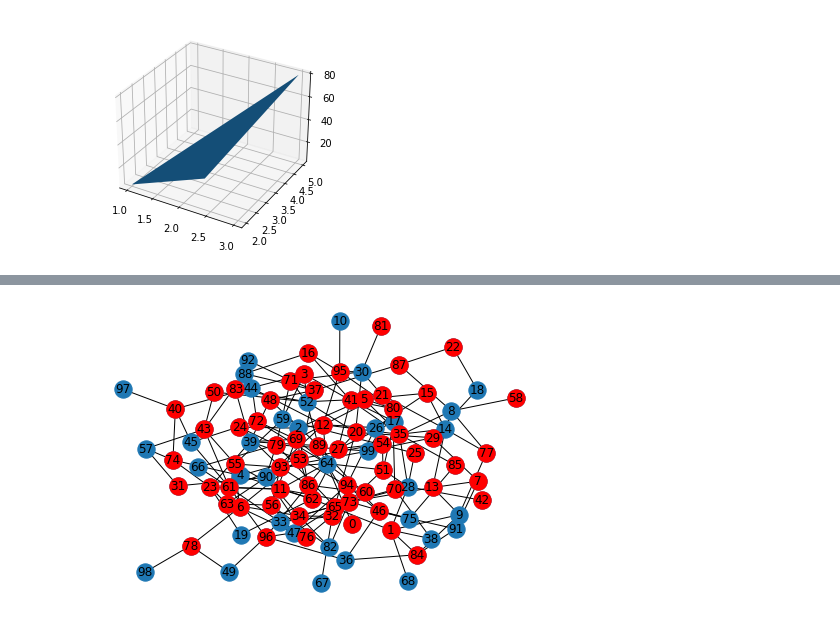
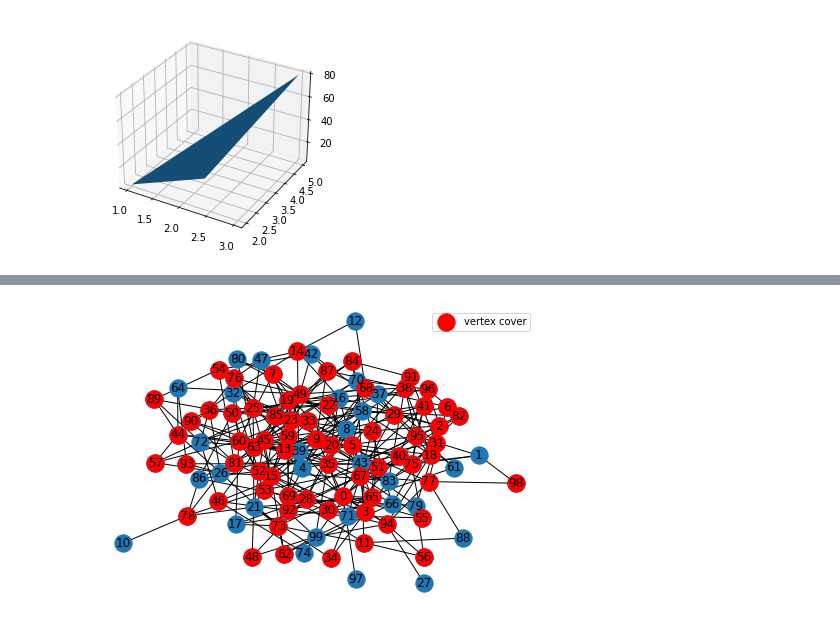
Before and after one commit to smeetpatelx/LP, a Jupyter notebook: LP.ipynb, the cells around one changed output, grey strips where cells are left out. Saved outputs shown, nothing was run; the diff lists cells and outputs as text; code cells hidden in the pictures.

```diff
--- a/LP.ipynb
+++ b/LP.ipynb
@@ -211,26 +216,26 @@ ax.plot_trisurf((1,2,3), (2,3,5), (4,7,80))
 import networkx as nx
 from networkx import *
 # %%
-n = 100  # 10 nodes
-m = 200 # 20 edges
+n = 100  # 100 nodes
+m = 300 # 200 edges
 
 G = nx.gnm_random_graph(n, m)
 
 # some properties
 # print("node degree clustering")
 # for v in nx.nodes(G):
 #     print(f"{v} {nx.degree(G, v)} {nx.clustering(G, v)}")
 
-# print()
 # print("the adjacency list")
 # for line in nx.generate_adjlist(G):
 #     print(line)
 
 pos = nx.kamada_kawai_layout(G)  # positions for all nodes
-max_independent_set = maximal_independent_set(G)
+max_independent_set = maximal_independent_set(G) # find the maximal independent set
 nx.draw(G, pos, with_labels=True)
-vertex_cover = list(G.nodes - max_independent_set)
-nx.draw_networkx_nodes(G, pos, nodelist=vertex_cover, node_color="r")
+vertex_cover = list(G.nodes - max_independent_set) #vertex cover is the complement of the maximum independent set
+nx.draw_networkx_nodes(G, pos, nodelist=vertex_cover, node_color="r", label="vertex cover")
+plt.legend(scatterpoints = 1)
 plt.show()
 # %% [output]
-[figure, old version]
+[figure, new version]
```
Also changed, not shown: parts of 4 cells of this notebook.
